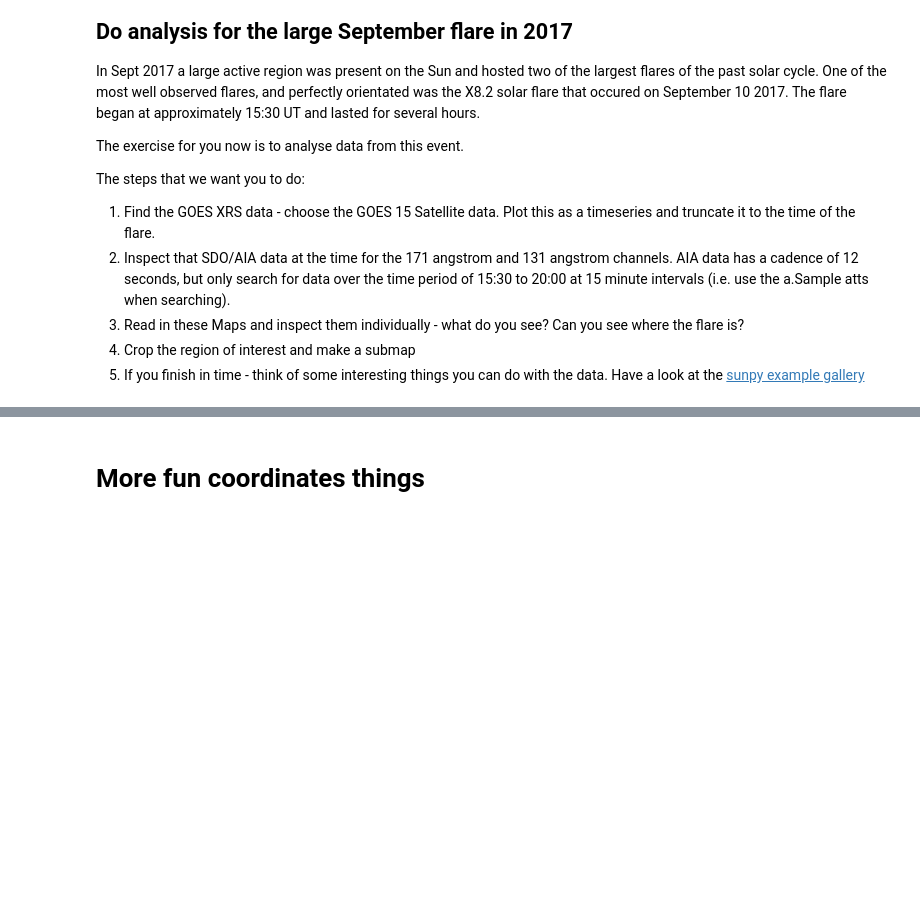
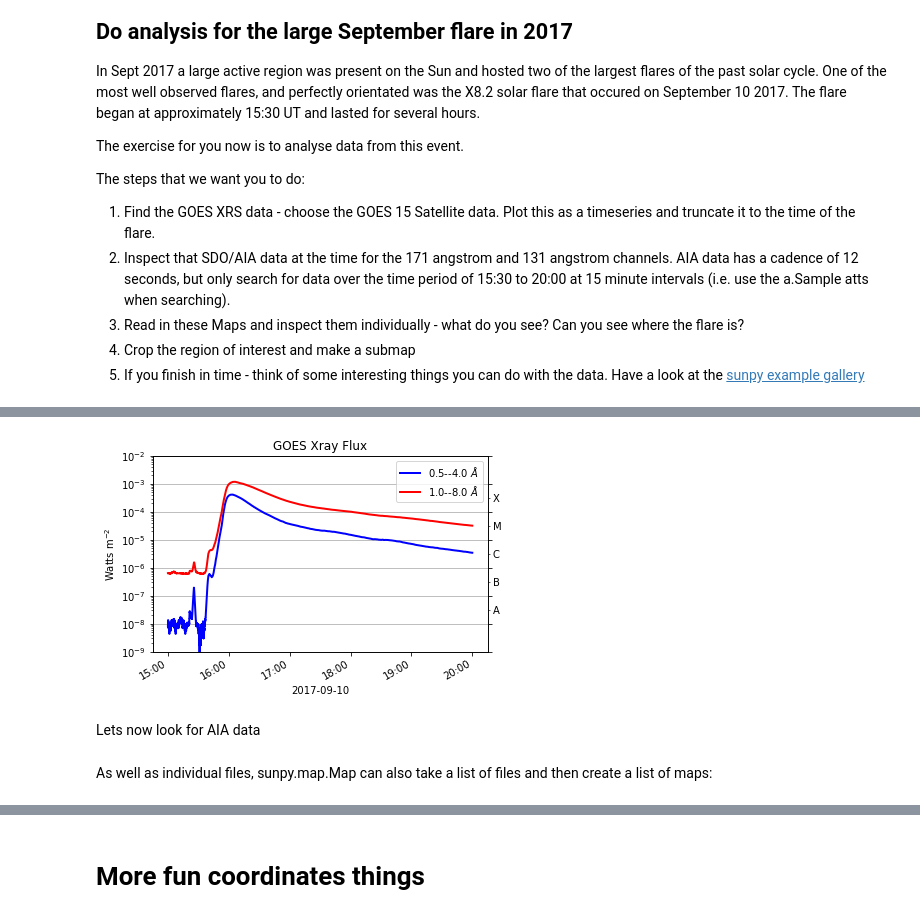
Before and after one commit to TCDSolar/STELLAR_SSW_tutorials, a Jupyter notebook: day1_solar_sources/solar_sources.ipynb, the cells around one changed output, grey strips where cells are left out. Drawn from its saved outputs; the diff is of its cells as text; code cells hidden in the pictures; blank space fills up the shorter version.

```diff
--- a/day1_solar_sources/solar_sources.ipynb
+++ b/day1_solar_sources/solar_sources.ipynb
@@ -924,0 +823,7 @@ plt.colorbar()
+# %%
+xrs_flare = xrs.truncate(tstart, tend)
+xrs_flare.peek()
+# %% [output]
+[figure, added]
+# %% [markdown]
+Lets now look for AIA data
@@ -924,0 +837,2 @@ plt.colorbar()
+# %% [markdown]
+As well as individual files, sunpy.map.Map can also take a list of files and then create a list of maps:
```
Also changed, not shown: parts of 47 cells of this notebook.
